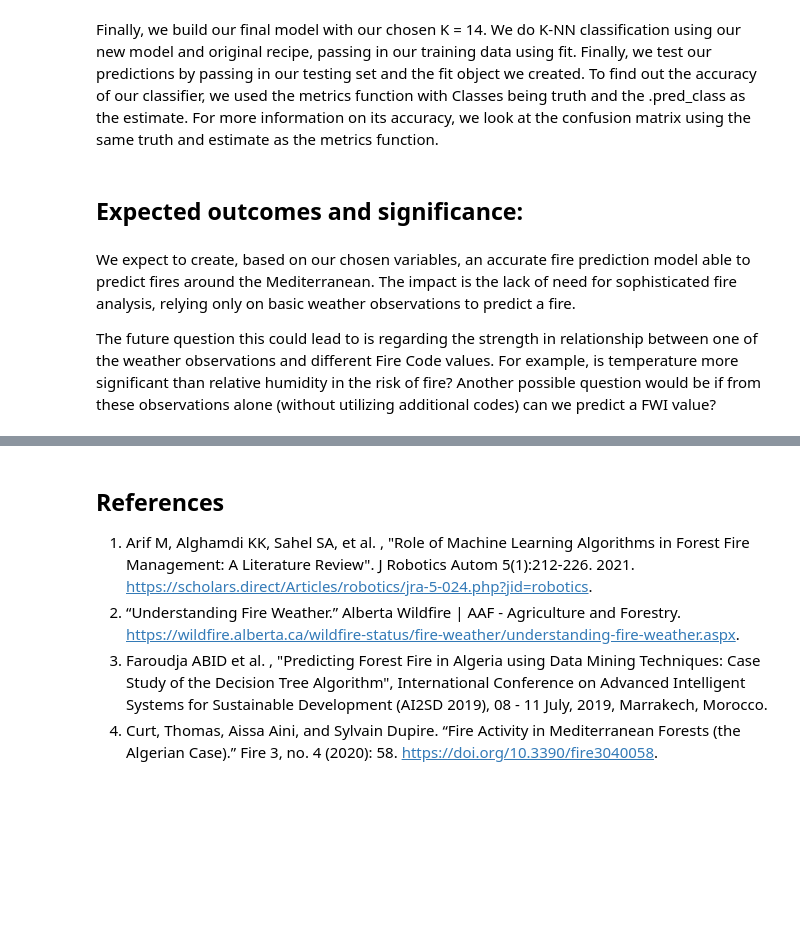
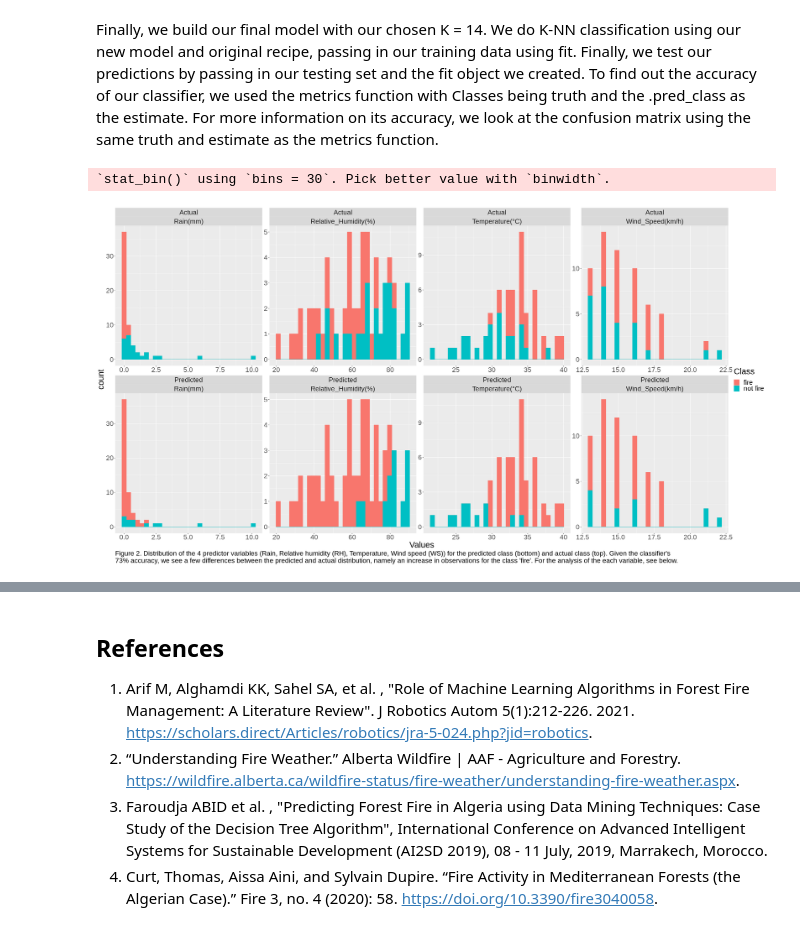
Before and after one commit to danielhou13/DSCI-100-Project-gr-17, a Jupyter notebook: Report.ipynb, the cells around one changed output, grey strips where cells are left out. Cells and saved outputs as stored; diff of their text form; code cells hidden in the pictures; blank space fills up the shorter version.

```diff
--- a/Report.ipynb
+++ b/Report.ipynb
@@ -305,9 +306,33 @@ Prediction fire not fire
   not fire    1       11
 # %% [markdown]
 Finally, we build our final model with our chosen K = 14. We do K-NN classification using our new model and original recipe, passing in our training data using fit. Finally, we test our predictions by passing in our testing set and the fit object we created. To find out the accuracy of our classifier, we used the metrics function with Classes being truth and the .pred_class as the estimate. For more information on its accuracy, we look at the confusion matrix using the same truth and estimate as the metrics function.
-# %% [markdown]
-## Expected outcomes and significance:
-# %% [markdown]
-We expect to create, based on our chosen variables, an accurate fire prediction model able to predict fires around the Mediterranean. The impact is the lack of need for sophisticated fire analysis, relying only on basic weather observations to predict a fire.
-
-The future question this could lead to is regarding the strength in relationship between one of the weather observations and different Fire Code values. For example, is temperature more significant than relative humidity in the risk of fire? Another possible question would be if from these observations alone (without utilizing additional codes) can we predict a FWI value?
+# %%
+#create plot of the distributions of both the actual class and predicted class
+options(repr.plot.height = 15, repr.plot.width = 28)
+fire_data_predictions %>%
+    mutate("Rain(mm)" = Rain) %>%
+    mutate("Relative_Humidity(%)" = RH) %>%
+    mutate("Temperature(°C)" = Temperature) %>%
+    mutate("Wind_Speed(km/h)" = Ws) %>%
+    mutate("Predicted" = .pred_class) %>%
+    mutate("Actual" = Classes) %>%
+    select("Rain(mm)":"Wind_Speed(km/h)", "Predicted", "Actual") %>%
+    pivot_longer(- c("Predicted", "Actual"),
+                names_to = "variable",
+                values_to = "values") %>%
+    pivot_longer(- c(variable, values),
+                names_to = "Pred",
+                values_to = "val") %>%
+    ggplot(aes(x = values, color = val, fill = val)) +
+    geom_histogram() +
+    facet_wrap(~ Pred + variable , scales = "free", ncol = 4) +
+    xlab("Values") +
+    labs(caption = "Figure 2. Distribution of the 4 predictor variables (Rain, Relative humidity (RH), Temperature, Wind speed (WS)) for the predicted class (bottom) and actual class (top). Given the classifier's
+73% accuracy, we see a few differences between the predicted and actual distribution, namely an increase in observations for the class 'fire'. For the analysis of the each variable, see below.",
+        color = "Class",
+        fill = "Class") +
+    theme(text = element_text(size = 25),
+         plot.caption = element_text(hjust = 0))
+# %% [output]
+`stat_bin()` using `bins = 30`. Pick better value with `binwidth`.
+[figure, added]
```
Also changed, not shown: parts of 2 cells of this notebook.
